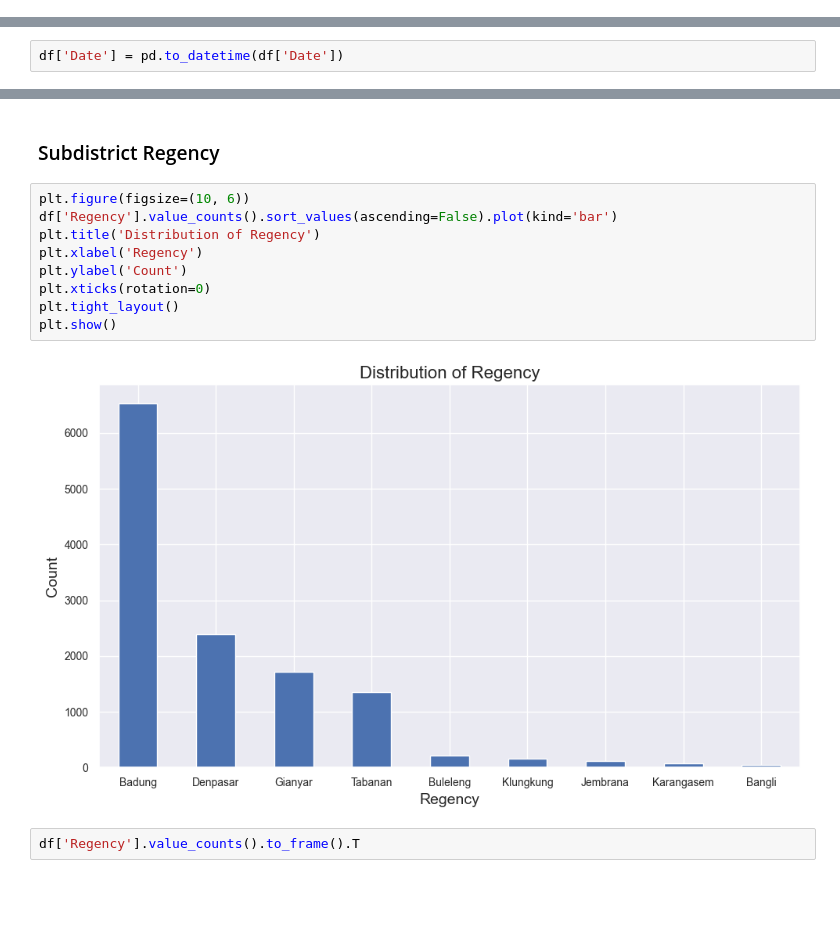
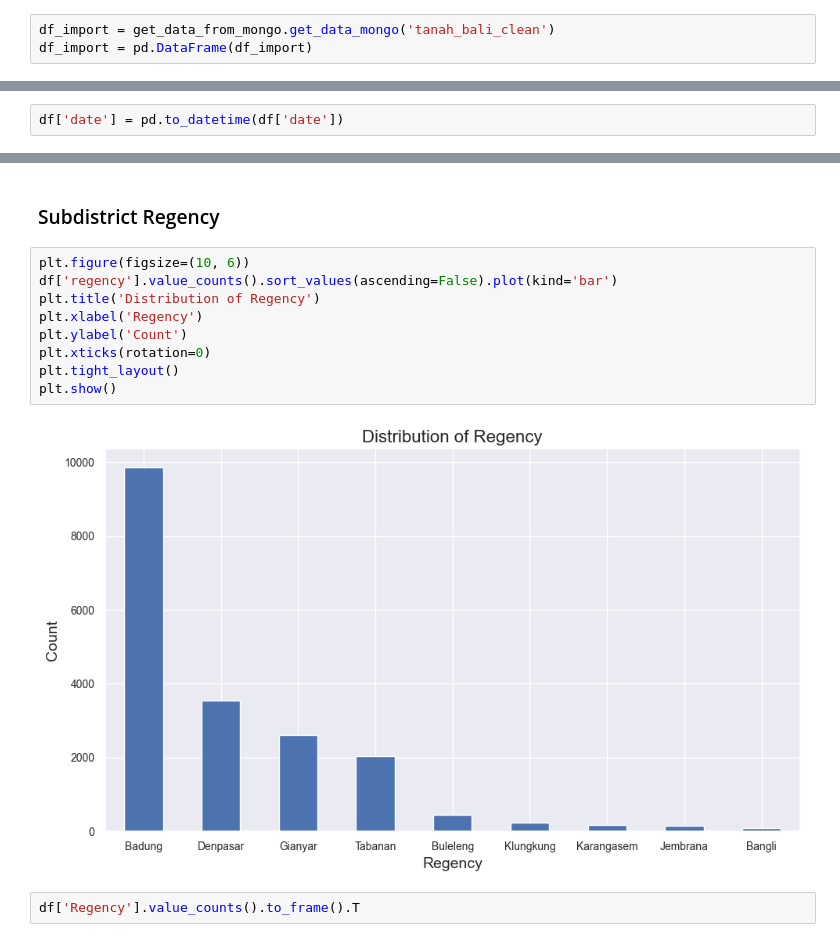
Before and after one commit to DwikaDyananda/Big-Data, a Jupyter notebook: notebooks/data_analysis.ipynb, the cells around one changed output, grey strips where cells are left out. Saved outputs shown, nothing was run; the diff lists cells and outputs as text; blank space fills up the shorter version.

```diff
--- a/notebooks/data_analysis.ipynb
+++ b/notebooks/data_analysis.ipynb
@@ -56,0 +35,3 @@ Total documents get: 12599
+# %%
+df_import = get_data_from_mongo.get_data_mongo('tanah_bali_clean')
+df_import = pd.DataFrame(df_import)
@@ -101,7 +87,7 @@ df.head()
 # %% [markdown]
 ### Change Datatype of Date Column
 # %%
-df['Date'] = pd.to_datetime(df['Date'])
+df['date'] = pd.to_datetime(df['date'])
 # %% [markdown]
 # EDA (Exploratory Data Analysis)
 # %% [markdown]
@@ -169,15 +155,15 @@ plt.show()
 ### Subdistrict Regency
 # %%
 plt.figure(figsize=(10, 6))
-df['Regency'].value_counts().sort_values(ascending=False).plot(kind='bar')
+df['regency'].value_counts().sort_values(ascending=False).plot(kind='bar')
 plt.title('Distribution of Regency')
 plt.xlabel('Regency')
 plt.ylabel('Count')
 plt.xticks(rotation=0)
 plt.tight_layout()
 plt.show()
 # %% [output]
-[figure, old version]
+[figure, new version]
 # %%
 df['Regency'].value_counts().to_frame().T
 # %% [output]
```
Also changed, not shown: parts of 19 cells of this notebook, 3 other files.
